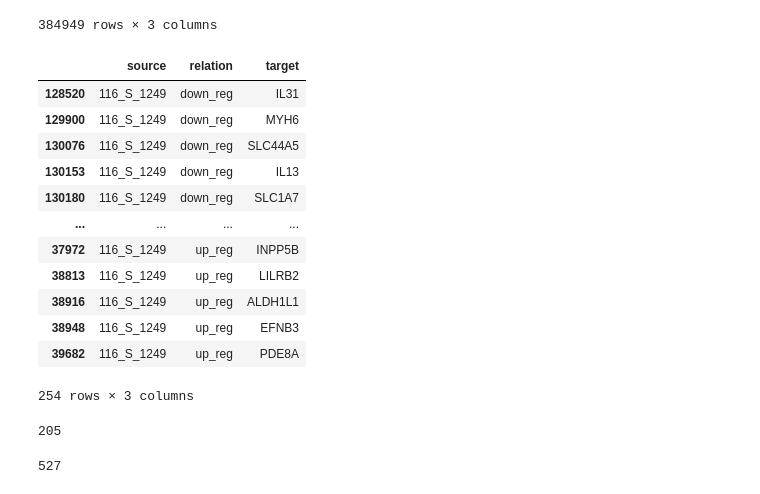
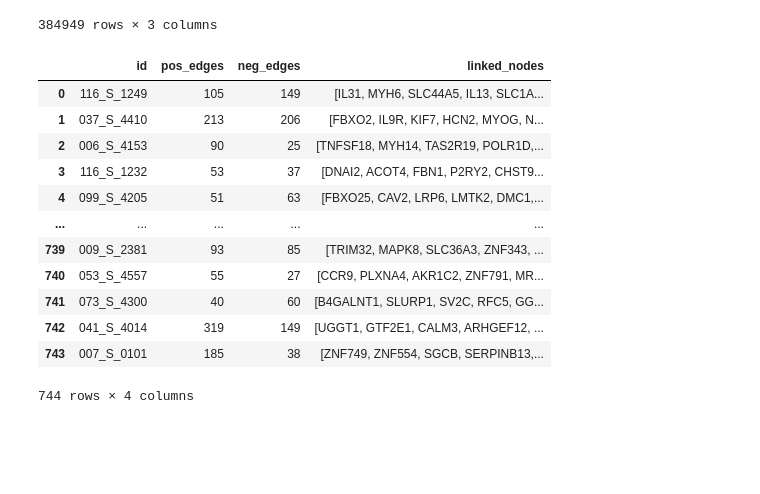
Before and after one commit to Xiaoxuan-Yu-ty/HybridKG, a Jupyter notebook: CLEP_repeat/repeat_resource.ipynb, the cells around one changed output. Saved outputs shown, nothing was run; the diff lists cells and outputs as text; code cells hidden in the pictures; blank space fills up the shorter version.

Commit message:
clep resource analysis

```diff
--- a/CLEP_repeat/repeat_resource.ipynb
+++ b/CLEP_repeat/repeat_resource.ipynb
@@ -215,16 +233,16 @@ adni_raw
 # %% [markdown]
 # Network Generation result compariosn
 # %%
-scoring_path = "../CLEP_repeat/clep_resources/Datasets/ADNI/threshold/results/1/sample_scoring.tsv"
+my_ecdf1_path = "../data/ADNI/old_target/ecdf_1/sample_scoring_ecdf.csv"
+clep_ecdf1_path = "../CLEP_repeat/clep_resources/Datasets/ADNI/threshold/results/1/sample_scoring.tsv"
 kg_disease_path = "../datasets/base_kgs/old_ppi_kg.pkl"
 kg_health_path = "../data/KG/healthy_aging_reversed_remove_noncausal.pkl"
 # %%
 # 1. Load expression df, smaple scoring df, KG
-
 if exp_df.shape[0] > exp_df.shape[1]:
     exp_df = exp_df.transpose()
 
-data = pd.read_csv(scoring_path, sep=r'[,\t\s]+', engine='python',index_col=0)
+data = pd.read_csv(clep_ecdf1_path, sep=r'[,\t\s]+', engine='python',index_col=0)
 kg_disease = load_graph(kg_disease_path)
 kg_control = load_graph(kg_health_path)
 
@@ -361,4 +289,4 @@ def generate(
 # %%
-network_clep, summary_clep = generate(data=data,
+network_clep_ecdf1, summary_clep_ecdf1 = png.generate(data=data,
                                         exp_df=exp_norm,
                                         base_graph='disease')
@@ -540,18 +416,20 @@ graph_df_clep
 | 39725 | 073_S_4216 | up_reg | ACER3 |
 384949 rows × 3 columns
 # %%
-graph_df_clep[graph_df_clep['source']=='116_S_1249']
+clep_true_linked_genes = []
+for patient_id in summary_clep_ecdf1.index:
+
+    subset = graph_df_clep[graph_df_clep['source'] == patient_id]
+
+    # 2. Perform counts on the filtered subset
+    pos_edges = len(subset[subset['relation'] == 'up_reg'])
+    neg_edges = len(subset[subset['relation'] == 'down_reg'])
+    linked_nodes = subset['target'].unique().tolist()
+
+    clep_true_linked_genes.append({
+        "id": patient_id,
+        "pos_edges": pos_edges,
+        "neg_edges": neg_edges,
+        "linked_nodes": linked_nodes
+    })
+df_edgelist_summary = pd.DataFrame(clep_true_linked_genes)
-# %% [output]
-|  | source | relation | target |
-| 128520 | 116_S_1249 | down_reg | IL31 |
-| 129900 | 116_S_1249 | down_reg | MYH6 |
-| 130076 | 116_S_1249 | down_reg | SLC44A5 |
-| 130153 | 116_S_1249 | down_reg | IL13 |
-| 130180 | 116_S_1249 | down_reg | SLC1A7 |
-| ... | ... | ... | ... |
-| 37972 | 116_S_1249 | up_reg | INPP5B |
-| 38813 | 116_S_1249 | up_reg | LILRB2 |
-| 38916 | 116_S_1249 | up_reg | ALDH1L1 |
-| 38948 | 116_S_1249 | up_reg | EFNB3 |
-| 39682 | 116_S_1249 | up_reg | PDE8A |
-254 rows × 3 columns
@@ -561,8 +436,16 @@ patient_target = graph_df[graph_df['source']=='116_S_1249']['target'].to_list()
-# %%
-len(set(patient_target_clep))
-# %% [output]
-205
-# %%
-len(set(patient_target))
-# %% [output]
-527
+# %%
+df_edgelist_summary
+# %% [output]
+|  | id | pos_edges | neg_edges | linked_nodes |
+| 0 | 116_S_1249 | 105 | 149 | [IL31, MYH6, SLC44A5, IL13, SLC1A... |
+| 1 | 037_S_4410 | 213 | 206 | [FBXO2, IL9R, KIF7, HCN2, MYOG, N... |
+| 2 | 006_S_4153 | 90 | 25 | [TNFSF18, MYH14, TAS2R19, POLR1D,... |
+| 3 | 116_S_1232 | 53 | 37 | [DNAI2, ACOT4, FBN1, P2RY2, CHST9... |
+| 4 | 099_S_4205 | 51 | 63 | [FBXO25, CAV2, LRP6, LMTK2, DMC1,... |
+| ... | ... | ... | ... | ... |
+| 739 | 009_S_2381 | 93 | 85 | [TRIM32, MAPK8, SLC36A3, ZNF343, ... |
+| 740 | 053_S_4557 | 55 | 27 | [CCR9, PLXNA4, AKR1C2, ZNF791, MR... |
+| 741 | 073_S_4300 | 40 | 60 | [B4GALNT1, SLURP1, SV2C, RFC5, GG... |
+| 742 | 041_S_4014 | 319 | 149 | [UGGT1, GTF2E1, CALM3, ARHGEF12, ... |
+| 743 | 007_S_0101 | 185 | 38 | [ZNF749, ZNF554, SGCB, SERPINB13,... |
+744 rows × 4 columns
```
Also changed, not shown: parts of 31 cells of this notebook, 4 other files.
